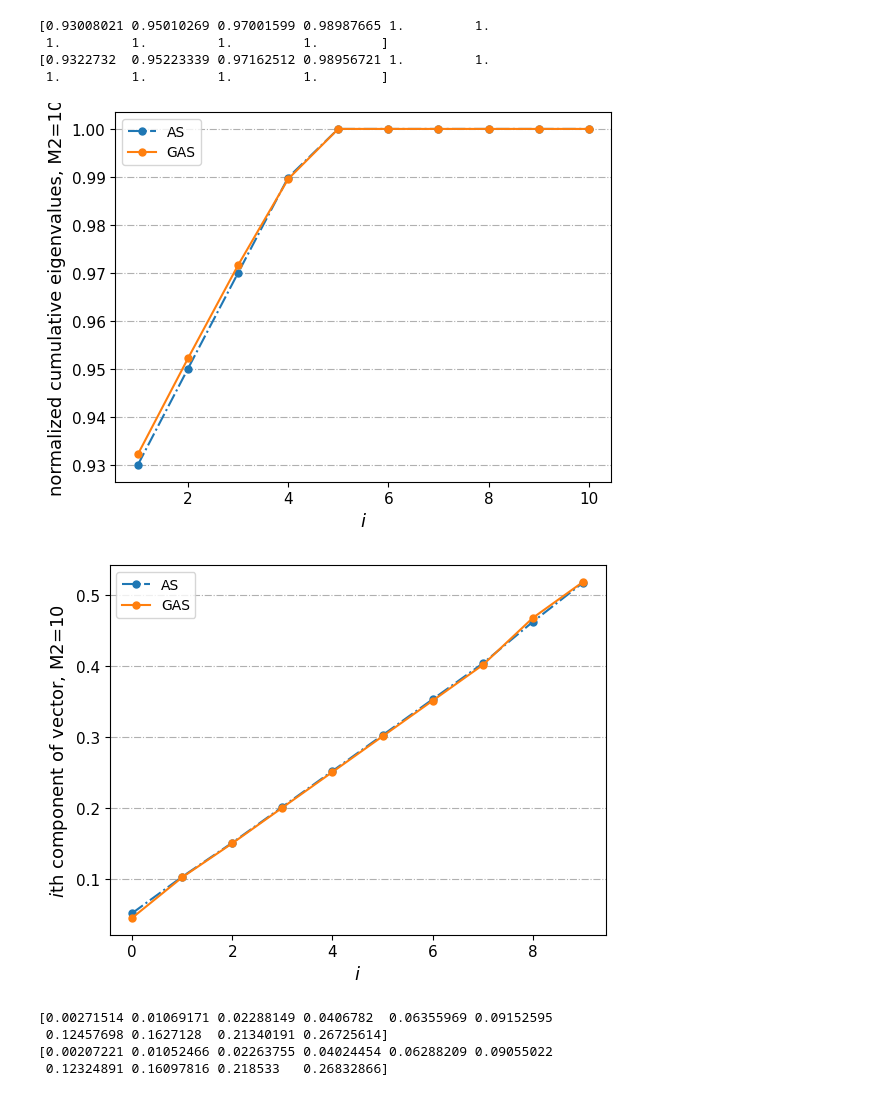
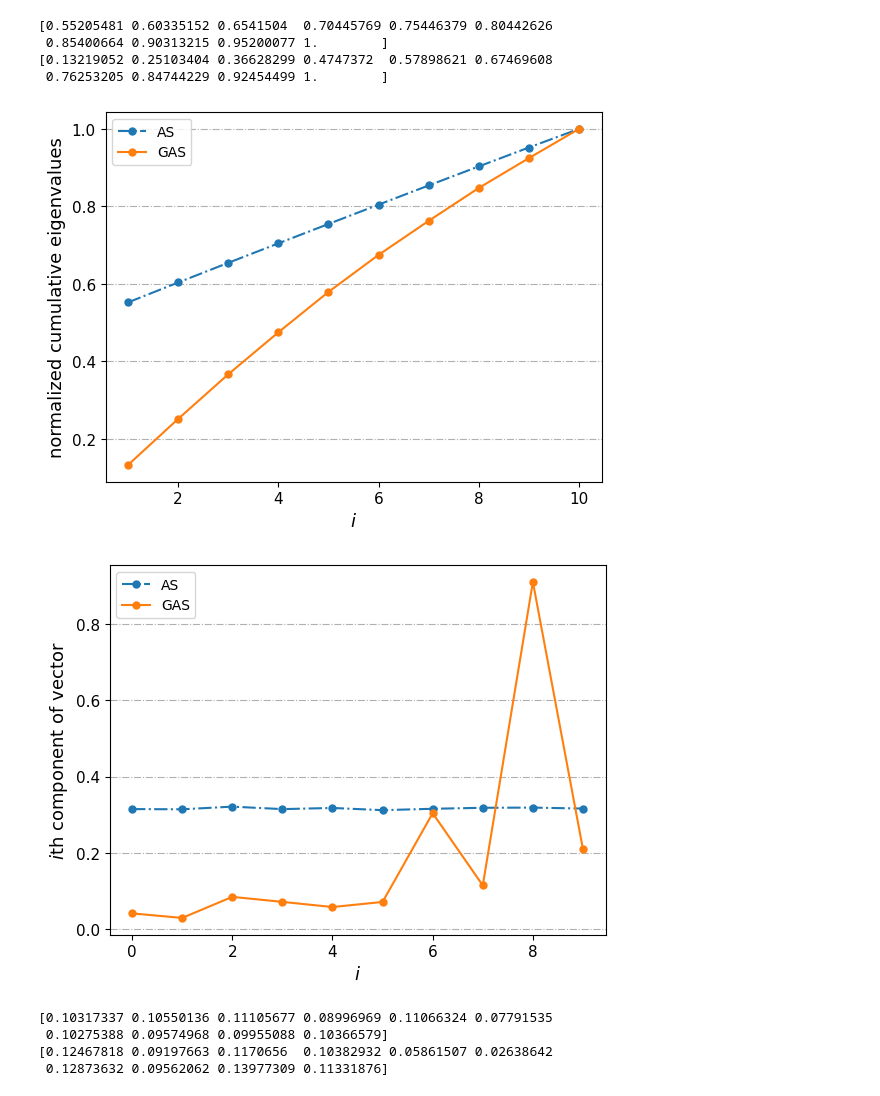
Before and after one commit to RuilongYue/global-activity-scores, a Jupyter notebook: 1.test_function.ipynb, the cells around one changed output. Saved outputs shown, nothing was run; the diff lists cells and outputs as text; code cells hidden in the pictures.

```diff
--- a/1.test_function.ipynb
+++ b/1.test_function.ipynb
@@ -20,7 +21,7 @@ theta = np.array(np.arange(1,dim+1,1))
 chi = 20000
 def Func(x):
     x = x - 0.5
-    return x@theta + 10*(x[:,0]*x[:,1] - x[:,-1]*x[:,-2]) + 0.0*R.normal(0,1,x.shape[0])
+    return x@theta + 10*(x[:,0]*x[:,1] - x[:,-1]*x[:,-2]) + 1.0*R.normal(0,1,x.shape[0])
 
 sample_list = []
 for i in range(10):
@@ -50,23 +64,42 @@ print(lower)
 # %%
 ### Calculate DGSM and full global activity scores
+start = time.time()
 epsilon = 10**-3
 z = R.uniform(0, 1, (chi, dim))
 deriv = dFunc(z)
 deriv /= np.sqrt(chi)
 uo, so, vho = np.linalg.svd(deriv.astype(float), full_matrices=False)
 so = so**2
+end = time.time()
+as_time = end - start
+start = time.time()
 DGSM = uo**2@so/sum(uo**2@so)
+end = time.time()
+DGSM_time = as_time + end - start
 
 # M2 = 1
 # u, s = global_as.GAS(Func,dim,chi,int(chi/M2),M2,shiftedSobol=False, distribution = 'uniform')
 # gas_score_full = u**2@s/sum(u**2@s)
 # %%
 M2 = 10
-fd_result = global_as_gaussian_quad.calculate_finite_difference_matrix(
+# fd_result = global_as_gaussian_quad.calculate_finite_difference_matrix(
+#             f=Func,
+#             X=R.uniform(0, 1, (int(chi/2/M2), dim)),
+#             n_points=M2
+#         )
+# u, s, _ = np.linalg.svd(fd_result.T.astype(float), full_matrices=False)
+# s = s**2
+start = time.time()
+fd_result = global_as_gaussian_quad.calculate_sensitivity_matrix_uniform(#calculate_sensitivity_matrix_side_mask#calculate_sensitivity_matrix_renormalized
             f=Func,
-            X=R.uniform(0, 1, (int(chi/2/M2), dim)),
-            n_points=M2
+            X=R.uniform(0, 1, (int(chi/M2), dim)),
+            n_points=int(M2/2),
+            min_delta = 0.0
         )
-u, s, _ = np.linalg.svd(fd_result.T.astype(float), full_matrices=False)
-s = s**2
+s, u = np.linalg.eigh(fd_result.astype(float))
+s = s[::-1]
+u = u[:, ::-1]
 gas_score_full = u**2@s/sum(u**2@s)
+end = time.time()
+gas_time = end - start
+print(upper_time, lower_time,as_time, DGSM_time, gas_time)
@@ -75,51 +218,51 @@ pd.DataFrame(fd_result).to_csv('newton_Df_matrix_M2_eq_10.csv')
 # %%
 ### Plot eigenvalues and eigenvectors
 x=np.arange(1,1+len(s),1)
 fig,ax=plt.subplots(figsize=(6.4,4.8), dpi=100)
 colorc=plt.rcParams['axes.prop_cycle'].by_key()['color']
 ax.plot(x,np.cumsum(so)/np.sum(so), label='AS', c=colorc[0], linestyle='-.', marker='.', markersize='10')
 print(np.cumsum(so)/np.sum(so))
 ax.plot(x,np.cumsum(s)/np.sum(s), label='GAS', c=colorc[1], linestyle='-', marker='.', markersize='10')
 print(np.cumsum(s)/np.sum(s))
 ax.set_xlabel('$i$', fontsize=13)
-ax.set_ylabel('normalized cumulative eigenvalues, M2='+ str(M2), fontsize=13)
+ax.set_ylabel('normalized cumulative eigenvalues', fontsize=13)
 ax.tick_params(axis='both', labelsize=11)
 ax.yaxis.grid(True, linestyle='-.')
 
 legend = ax.legend(loc='best')
 #plt.title('Normalized cumulative eigenvalues')
-plt.savefig('gascore_paper/10E1_' + str(M2) + '.png')
+plt.savefig('gascore_paper/11E1_' + str(M2) + '.png')
 
 x=np.arange(0,len(s),1)
 fig,ax=plt.subplots(figsize=(6.4,4.8), dpi=100)
 colorc=plt.rcParams['axes.prop_cycle'].by_key()['color']
 ax.plot(x,-uo[:,0], label='AS', c=colorc[0], linestyle='-.', marker='.', markersize='10')
 ax.plot(x,-u[:,0], label='GAS', c=colorc[1], linestyle='-', marker='.', markersize='10')
 ax.set_xlabel('$i$', fontsize=13)
-ax.set_ylabel('$i$th component of vector, M2='+ str(M2), fontsize=13)
+ax.set_ylabel('$i$th component of vector', fontsize=13)
 ax.tick_params(axis='both', labelsize=11)
 ax.yaxis.grid(True, linestyle='-.')
 
 legend = ax.legend(loc='best')
 #plt.title('The 1st eigenvectors')
-plt.savefig('gascore_paper/10E2_' + str(M2) + '.png')
+plt.savefig('gascore_paper/11E2_' + str(M2) + '.png')
 # %% [output]
-[0.93008021 0.95010269 0.97001599 0.98987665 1.         1.
- 1.         1.         1.         1.        ]
-[0.9322732  0.95223339 0.97162512 0.98956721 1.         1.
- 1.         1.         1.         1.        ]
+[0.55205481 0.60335152 0.6541504  0.70445769 0.75446379 0.80442626
+ 0.85400664 0.90313215 0.95200077 1.        ]
+[0.13219052 0.25103404 0.36628299 0.4747372  0.57898621 0.67469608
+ 0.76253205 0.84744229 0.92454499 1.        ]
-[figure, old version]
+[figure, new version]
-[figure, old version]
+[figure, new version]
 # %%
 ### Calculate activity scores and global activity scores
-d1 = 1
+d1 = 8
 as_score = uo[:,:d1]**2@so[:d1]/sum(uo[:,:d1]**2@so[:d1])
 print(as_score)
-d1 =1
+d1 =9
 gas_score = u[:,:d1]**2@s[:d1]/sum(u[:,:d1]**2@s[:d1])
 print(gas_score)
 # %% [output]
-[0.00271514 0.01069171 0.02288149 0.0406782  0.06355969 0.09152595
- 0.12457698 0.1627128  0.21340191 0.26725614]
-[0.00207221 0.01052466 0.02263755 0.04024454 0.06288209 0.09055022
- 0.12324891 0.16097816 0.218533   0.26832866]
+[0.10317337 0.10550136 0.11105677 0.08996969 0.11066324 0.07791535
+ 0.10275388 0.09574968 0.09955088 0.10366579]
+[0.12467818 0.09197663 0.1170656  0.10382932 0.05861507 0.02638642
+ 0.12873632 0.09562062 0.13977309 0.11331876]
```
Also changed, not shown: parts of 10 cells of this notebook, 2 other files.
